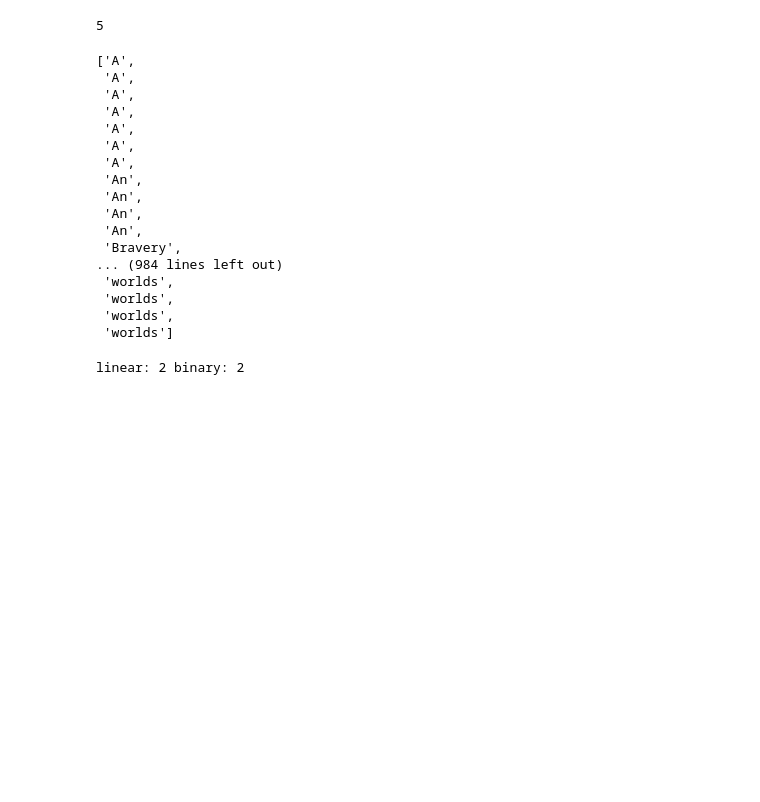
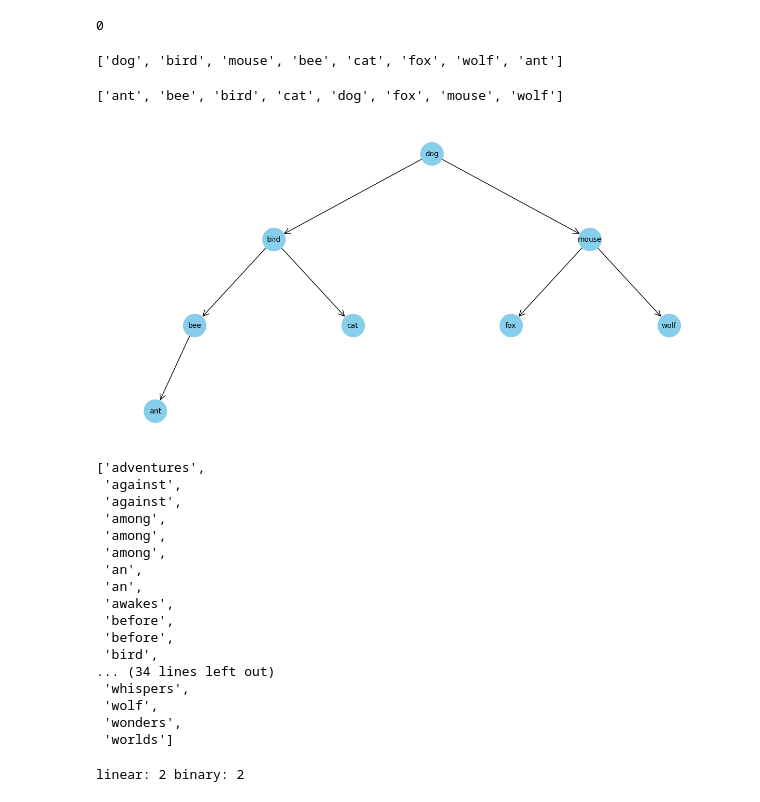
Before and after one commit to 33may/alg, a Jupyter notebook: textSearch/textSearch.ipynb, the cells around one changed output. Drawn from its saved outputs; the diff is of its cells as text; code cells hidden in the pictures; blank space fills up the shorter version.

Commit message:
binartSearch

```diff
--- a/textSearch/textSearch.ipynb
+++ b/textSearch/textSearch.ipynb
@@ -236,6 +347,8 @@ def count_binary(array, value):
     res = 0
     length = len(array)
     indexl = indexr = binary_search(array, value)
+    if indexl is None:
+        return 0
     while True:
         if array[indexl] == value:
             res +=1
@@ -268,29 +381,56 @@ b = ['wolf',
 
 print(count_binary(b, "world"))
 # %% [output]
-5
+0
+# %%
+array = ['ant', 'bee', 'bird', 'cat', 'dog', 'fox', 'mouse', 'wolf']
+rearranged_array = rearrange_via_binary_search(array)
+print(rearranged_array)
+# %% [output]
+['dog', 'bird', 'mouse', 'bee', 'cat', 'fox', 'wolf', 'ant']
+# %%
+
+# This function adds edges to the graph G for each node
+
+
+# Example array
+# array = ['wolf', 'fox', 'cat', 'mouse', 'bird', 'ant', 'bee']
+
+array = ['ant', 'bee', 'bird', 'cat', 'dog', 'fox', 'mouse', 'wolf']
+
+array.sort()
+
+print(array)
+
+rearranged_array = rearrange_via_binary_search(array)
+
+plot_binary_tree(rearranged_array)
+# %% [output]
+['ant', 'bee', 'bird', 'cat', 'dog', 'fox', 'mouse', 'wolf']
+[figure, added]
 # %%
-a = generate_words_array(1000)
+a = generate_words_array(50)
 
+a = [element.lower() for element in a]
 a.sort()
 
 a
 # %% [output]
-['A',
- 'A',
- 'A',
- 'A',
- 'A',
- 'A',
- 'A',
- 'An',
- 'An',
- 'An',
- 'An',
- 'Bravery',
-... (984 lines left out)
- 'worlds',
- 'worlds',
- 'worlds',
+['adventures',
+ 'against',
+ 'against',
+ 'among',
+ 'among',
+ 'among',
+ 'an',
+ 'an',
+ 'awakes',
+ 'before',
+ 'before',
+ 'bird',
+... (34 lines left out)
+ 'whispers',
+ 'wolf',
+ 'wonders',
  'worlds']
 # %%
```
Also changed, not shown: parts of 10 cells of this notebook.
